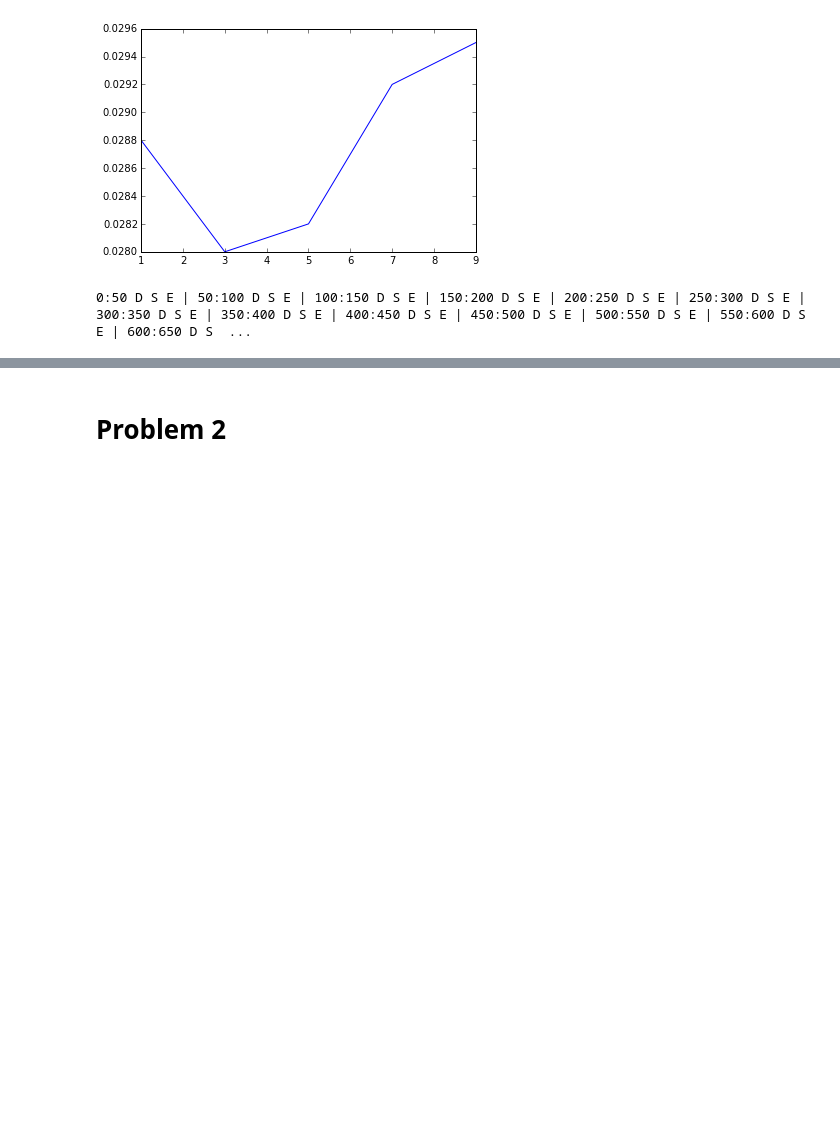
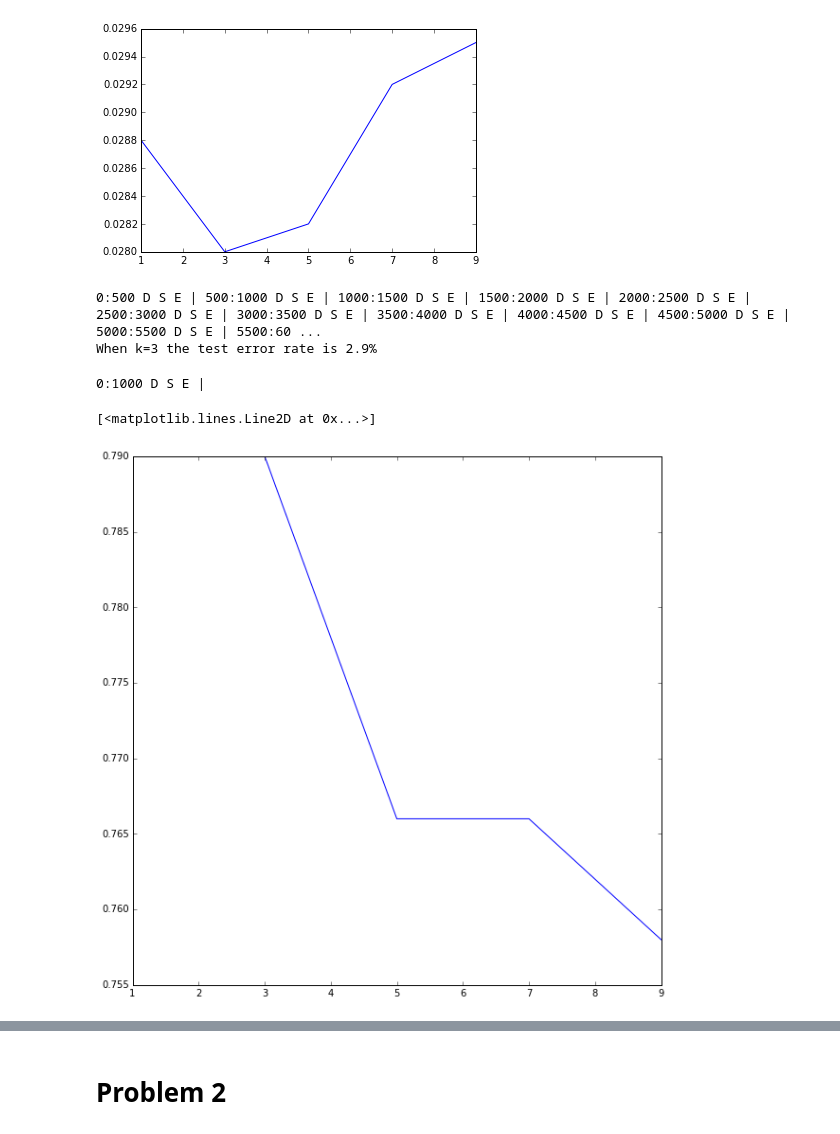
Before and after one commit to scoiatael/nn_assignments, a Jupyter notebook: assignment2/starter_code.ipynb, the cells around one changed output, grey strips where cells are left out. Drawn from its saved outputs; the diff is of its cells as text; code cells hidden in the pictures; blank space fills up the shorter version.

```diff
--- a/assignment2/starter_code.ipynb
+++ b/assignment2/starter_code.ipynb
@@ -176,10 +176,11 @@ mnist_full_train_Y = mnist_full_train.data_sources[1].ravel()
 mnist_test_X = (mnist_test.data_sources[0].reshape(mnist_test.num_examples, -1) / 255.0).astype(np.single)
 mnist_test_Y = mnist_test.data_sources[1].ravel()
 
-mnist_test_errs = KNN(mnist_full_train_X, mnist_full_train_Y, mnist_test_X, mnist_test_Y, [best_K], 50)
+mnist_test_errs = KNN(mnist_full_train_X, mnist_full_train_Y, mnist_test_X, mnist_test_Y, [best_K], 500)
 print "\nWhen k=%d the test error rate is %.1f%%" % (mnist_test_errs[0,0], mnist_test_errs[1,0]*100.0)
 # %% [output]
-0:50 D S E | 50:100 D S E | 100:150 D S E | 150:200 D S E | 200:250 D S E | 250:300 D S E | 300:350 D S E | 350:400 D S E | 400:450 D S E | 450:500 D S E | 500:550 D S E | 550:600 D S E | 600:650 D S  ...
+0:500 D S E | 500:1000 D S E | 1000:1500 D S E | 1500:2000 D S E | 2000:2500 D S E | 2500:3000 D S E | 3000:3500 D S E | 3500:4000 D S E | 4000:4500 D S E | 4500:5000 D S E | 5000:5500 D S E | 5500:60 ...
+When k=3 the test error rate is 2.9%
 # %%
 #
 # Now repeat the k-NN training for CIFAR10
@@ -192,13 +193,17 @@ cifar10_train_Y = cifar10_train.data_sources[1].ravel()
 cifar10_valid_X = (cifar10_validation.data_sources[0].reshape(cifar10_validation.num_examples, -1) / 255.0).astype(np.single)
 cifar10_valid_Y = cifar10_validation.data_sources[1].ravel()
 # %%
-small_length = 5000
+small_length = 1000
 small_train_X = (cifar10_train.data_sources[0][:small_length].reshape(small_length, -1) / 255.0).astype(np.single)
 
 valid_length = 10000
 small_valid_X = (cifar10_validation.data_sources[0][:valid_length].reshape(valid_length, -1) / 255.0).astype(np.single)
-errs = KNN(small_train_X, cifar10_train_Y[:small_length], small_valid_X, cifar10_valid_Y[:small_length], [1,3,5,7,9], 100)
+errs = KNN(small_train_X, cifar10_train_Y[:small_length], small_valid_X, cifar10_valid_Y[:small_length], [1,3,5,7,9], 1000)
 plot(errs[0, :], errs[1, :])
+# %% [output]
+0:1000 D S E |
+[<matplotlib.lines.Line2D at 0x...>]
+[figure, added]
 # %%
 # Now find the best k on the validation set
 
```
Also changed, not shown: parts of 2 cells of this notebook.
